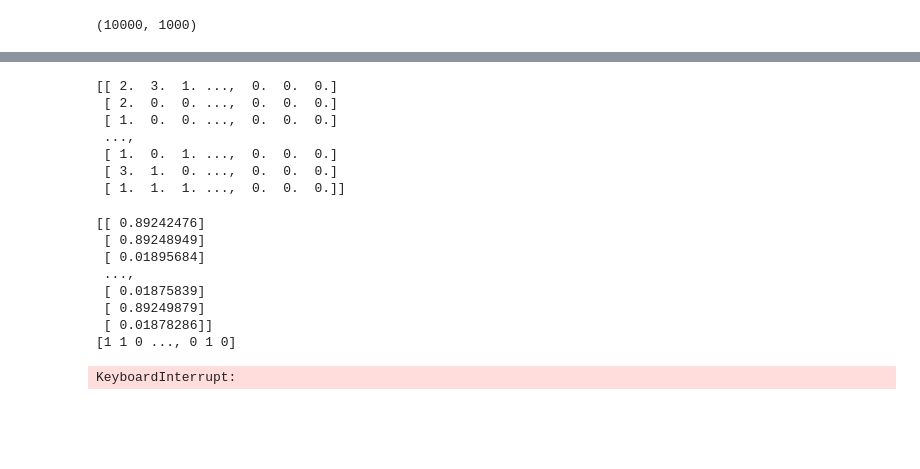
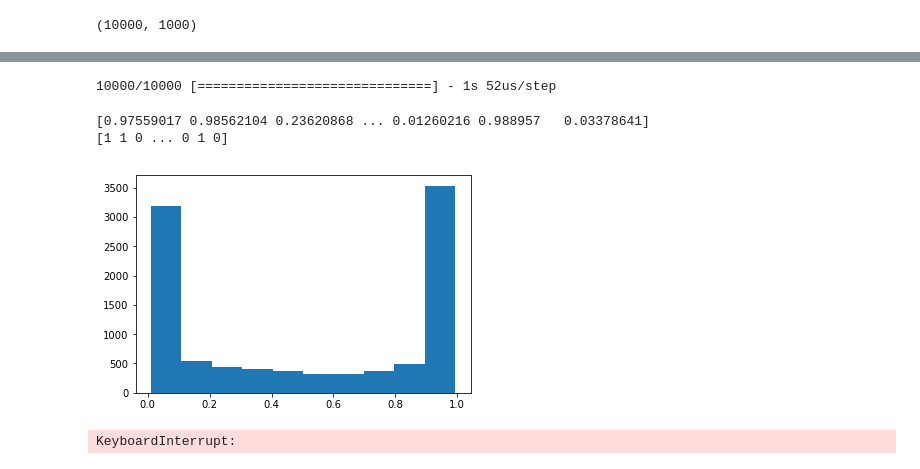
Before and after one commit to kkarnik/CS155_Sentiment_Analysis, a Jupyter notebook: CS 155 Miniproject 1.ipynb, the cells around one changed output, grey strips where cells are left out. Cells and saved outputs as stored; diff of their text form; code cells hidden in the pictures; blank space fills up the shorter version.

```diff
--- a/CS 155 Miniproject 1.ipynb
+++ b/CS 155 Miniproject 1.ipynb
@@ -40,3 +48,6 @@ x_test = test_data
+# %%
+x_train, x_val = train_val_split(x_train_original, 0.8)
+y_train, y_val = train_val_split(y_train_original, 0.8)
 # %%
 np.shape(x_train)
 # %% [output]
@@ -88,27 +175,5 @@ Validation Accuracy: 84.200000
 # %%
-print(x_test)
-
 predictions = model.predict(x_test, verbose=1)
+predictions = predictions.flatten()
 # %% [output]
-[[ 2.  3.  1. ...,  0.  0.  0.]
- [ 2.  0.  0. ...,  0.  0.  0.]
- [ 1.  0.  0. ...,  0.  0.  0.]
- ...,
- [ 1.  0.  1. ...,  0.  0.  0.]
- [ 3.  1.  0. ...,  0.  0.  0.]
- [ 1.  1.  1. ...,  0.  0.  0.]]
+10000/10000 [==============================] - 1s 52us/step
-# %%
-#boolList = predictions >= 1
-print(predictions)
-lst = np.where(predictions >= 0.5, 1, 0)
-lst = lst.flatten()
-print(lst)
-# %% [output]
-[[ 0.89242476]
- [ 0.89248949]
- [ 0.01895684]
- ...,
- [ 0.01875839]
- [ 0.89249879]
- [ 0.01878286]]
-[1 1 0 ..., 0 1 0]
@@ -126,0 +180,10 @@ def make_submission_file(arr, fname = "submission.txt"):
+# %%
+print(predictions)
+lst = (predictions >= 0.5).astype(int)
+print(lst)
+plt.hist(predictions)
+plt.show()
+# %% [output]
+[0.97559017 0.98562104 0.23620868 ... 0.01260216 0.988957   0.03378641]
+[1 1 0 ... 0 1 0]
+[figure, added]
```
Also changed, not shown: parts of 12 cells of this notebook.
